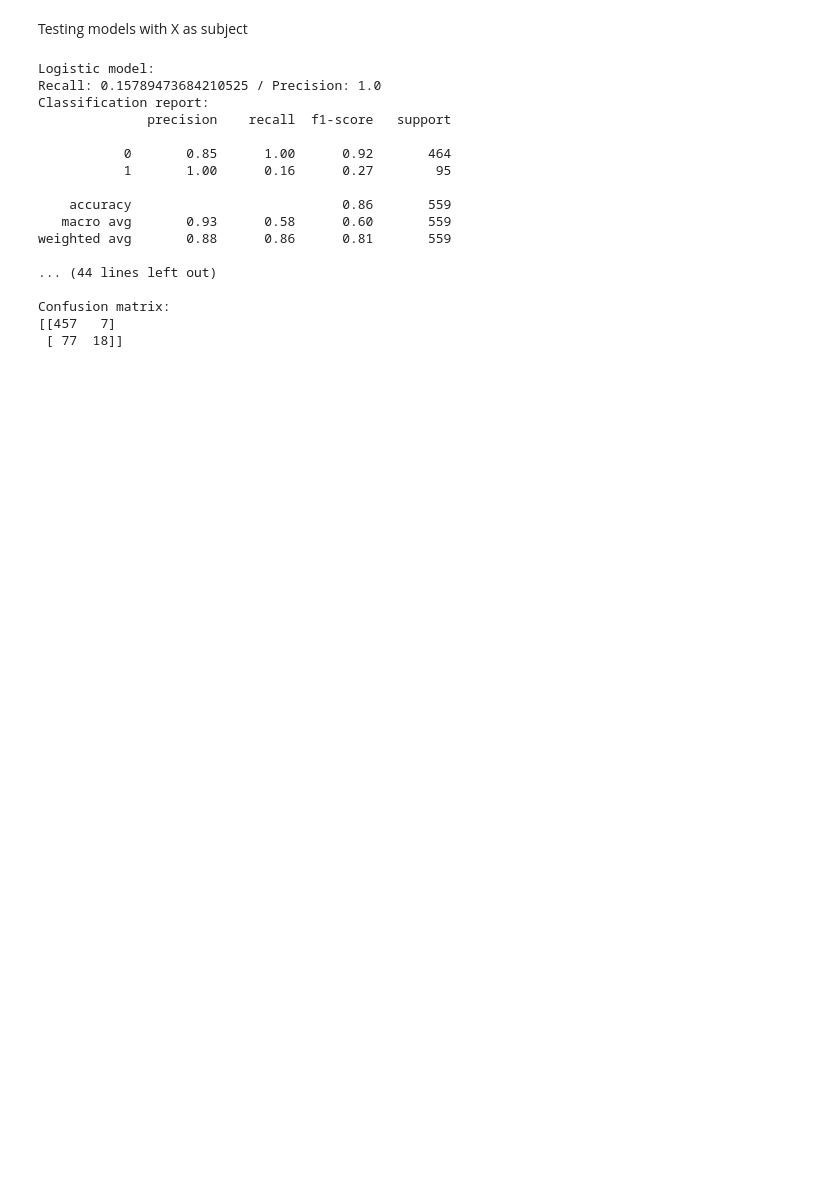
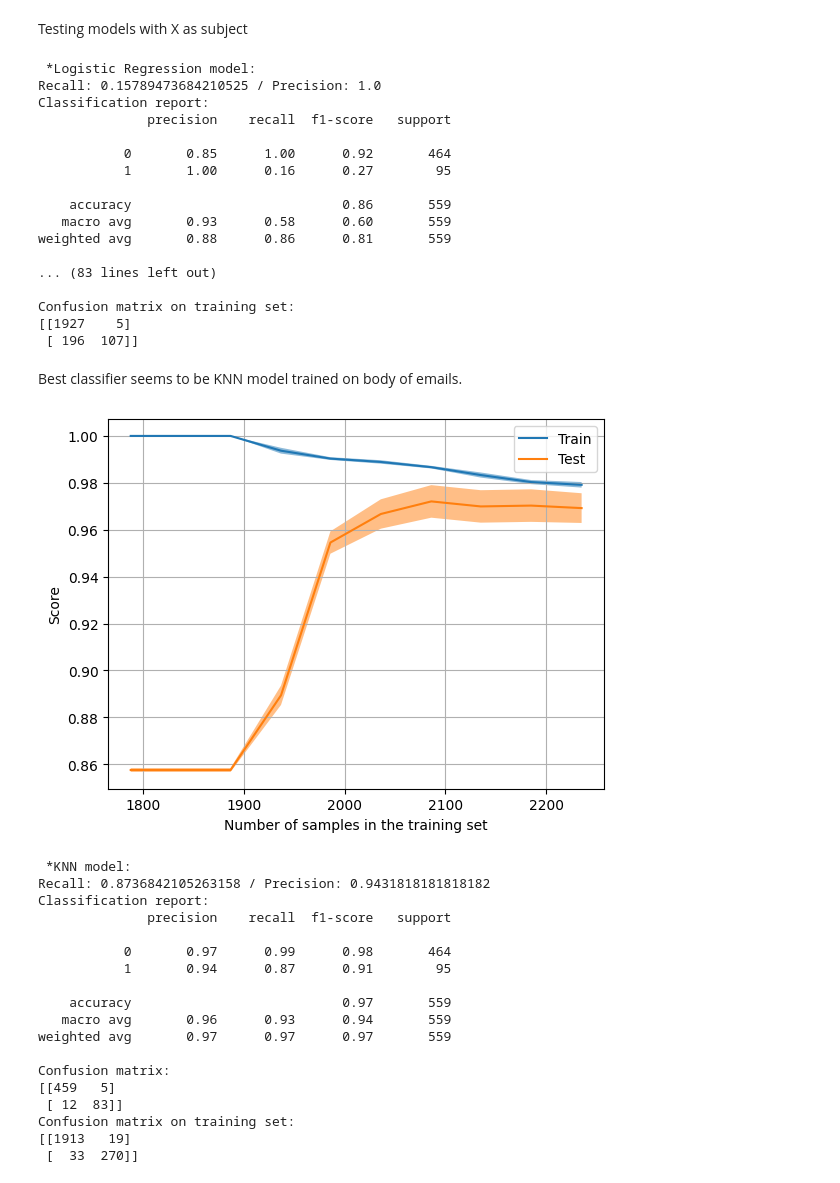
Before and after one commit to Jaee7777/ds5220, a Jupyter notebook: src/hw2_p6.ipynb, the cells around one changed output. Cells and saved outputs as stored; diff of their text form; code cells hidden in the pictures; blank space fills up the shorter version.

```diff
--- a/src/hw2_p6.ipynb
+++ b/src/hw2_p6.ipynb
@@ -194,9 +196,9 @@ df without NaN:
 # %% [markdown]
 Create a function to train and test different models. TF-IDF and test-train split are applied within the function.
 # %%
-def train_model(model_name, X, y, test_size=0.2, random_state=42, **kwargs):
+def train_model(model_name, X, y, test_size=0.2, random_state=42, plot_curve='no', **kwargs):
     model_map = {
-        'Logistic': LogisticRegression,
+        'Logistic Regression': LogisticRegression,
         'KNN': KNeighborsClassifier,
         'GaussianNB': GaussianNB,
         'MultinomialNB': MultinomialNB,
@@ -212,15 +214,35 @@ def train_model(model_name, X, y, test_size=0.2, random_state=42, **kwargs):
     # Split test-train set.
     X_train, X_test, y_train, y_test = train_test_split(X_tfidf, y, test_size=test_size, random_state=random_state)
 
+    if model_name == "GaussianNB": # GaussianNB requires input as an array, not a spares matrix.
+        X_train = X_train.toarray()
+        X_test = X_test.toarray()
+
     model.fit(X_train, y_train) # Train model.
     y_pred = model.predict(X_test) # Predict y.
+    y_pred_train = model.predict(X_train
+    ) # Predict y using training set.
 
     # Metric scores.
     recall = recall_score(y_test, y_pred)
     precision = precision_score(y_test, y_pred)
     report = classification_report(y_test, y_pred, labels=[0, 1])
     cmatrix = confusion_matrix(y_test, y_pred)
-    return recall, precision, report, cmatrix
+    cmatrix_train = confusion_matrix(y_train, y_pred_train)
+
+    if plot_curve == 'no':
+        return recall, precision, report, cmatrix, cmatrix_train
+    else: # Plot learning curve if indicated.
+        train_sizes, train_scores, test_scores = learning_curve(
+                model_class(**kwargs), X=X_tfidf, y=y, cv=5, train_sizes=np.linspace(0.8,1.0,10),
+            )
+        display = LearningCurveDisplay(
+            train_sizes=train_sizes, train_scores=train_scores, test_scores=test_scores, score_name="Score",
+            )
+        display.plot()
+        plt.grid()
+        plt.show()
+        return recall, precision, report, cmatrix, cmatrix_train
 # %% [markdown]
 Testing models with X as body
 # %%
@@ -253,16 +276,17 @@ Confusion matrix:
 # %% [markdown]
 Testing models with X as subject
 # %%
-models_to_test = ['Logistic', 'KNN', 'MultinomialNB', 'BernoulliNB']
+models_to_test = ['Logistic Regression', 'KNN', 'GaussianNB', 'MultinomialNB', 'BernoulliNB']
 
 for model in models_to_test:
-    recall, precision, report, cmatrix = train_model(model, X=df_cleaned['subject'], y=df_cleaned['target'])
-    print(f"{model} model:")
+    recall, precision, report, cmatrix, cmatrix_train = train_model(model, X=df_cleaned['subject'], y=df_cleaned['target'])
+    print(f"\033[1m *{model} model:\033[0m")
     print(f"Recall: {recall} / Precision: {precision}")
     print(f"Classification report:\n{report}")
-    print(f"Confusion matrix:\n{cmatrix}")
+    print(f"Confusion matrix:\n{cmatrix}\n")
+    print(f"Confusion matrix on training set: \n{cmatrix_train}\n")
 # %% [output]
-Logistic model:
+ *Logistic Regression model:
 Recall: 0.15789473684210525 / Precision: 1.0
 Classification report:
               precision    recall  f1-score   support
@@ -274,8 +298,39 @@ Classification report:
    macro avg       0.93      0.58      0.60       559
 weighted avg       0.88      0.86      0.81       559
 
-... (44 lines left out)
+... (83 lines left out)
 
-Confusion matrix:
-[[457   7]
- [ 77  18]]
+Confusion matrix on training set:
+[[1927    5]
+ [ 196  107]]
+# %% [markdown]
+Best classifier seems to be KNN model trained on body of emails.
+# %%
+recall, precision, report, cmatrix, cmatrix_train = train_model(
+    'KNN', X=df_cleaned['body'], y=df_cleaned['target'],plot_curve='yes'
+    )
+print(f"\033[1m *KNN model:\033[0m")
+print(f"Recall: {recall} / Precision: {precision}")
+print(f"Classification report:\n{report}")
+print(f"Confusion matrix:\n{cmatrix}")
+print(f"Confusion matrix on training set: \n{cmatrix_train}\n")
+# %% [output]
+[figure, added]
+ *KNN model:
+Recall: 0.8736842105263158 / Precision: 0.9431818181818182
+Classification report:
+              precision    recall  f1-score   support
+
+           0       0.97      0.99      0.98       464
+           1       0.94      0.87      0.91        95
+
+    accuracy                           0.97       559
+   macro avg       0.96      0.93      0.94       559
+weighted avg       0.97      0.97      0.97       559
+
+Confusion matrix:
+[[459   5]
+ [ 12  83]]
+Confusion matrix on training set:
+[[1913   19]
+ [  33  270]]
```
Also changed, not shown: parts of 2 cells of this notebook.
